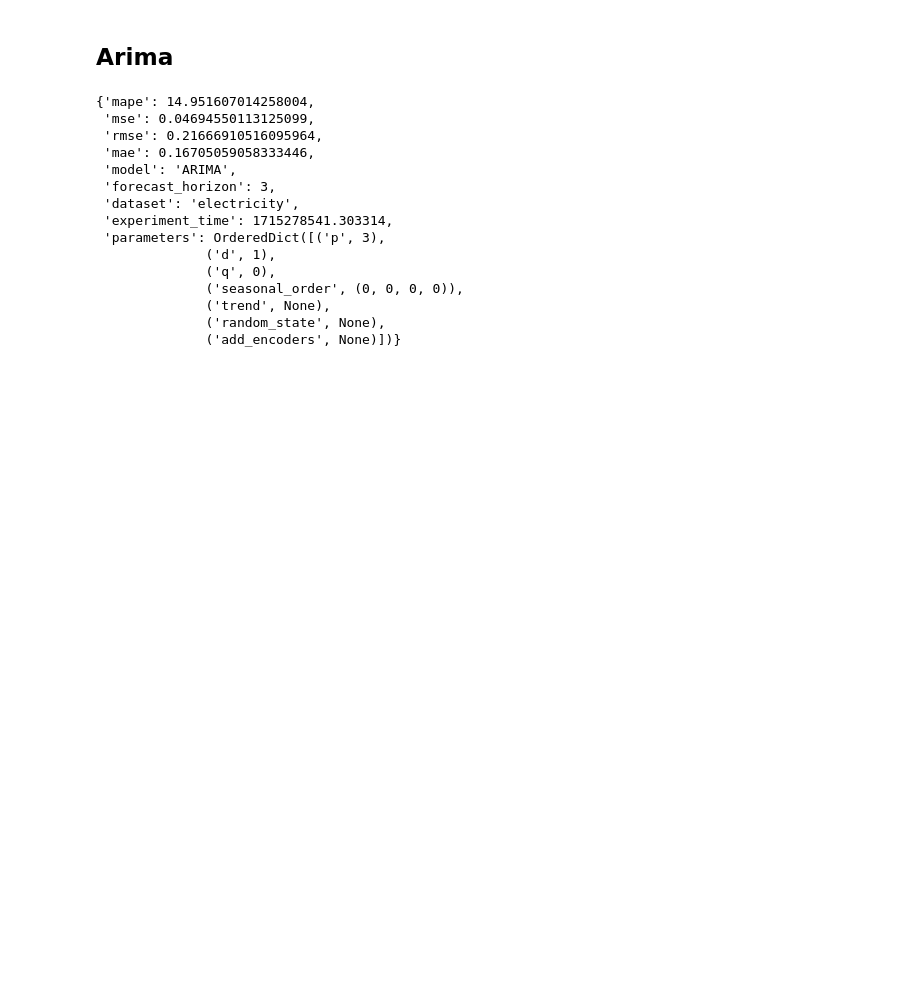
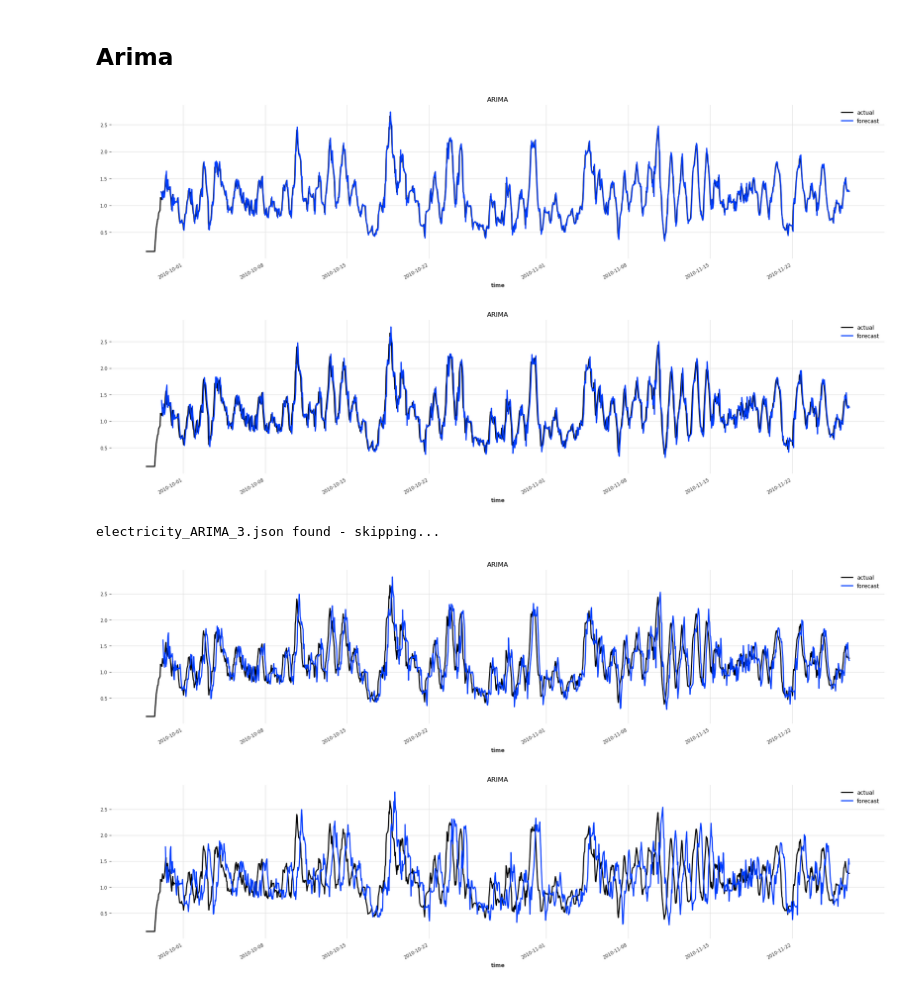
Before and after one commit to kosmydel/stock-timeseries-prediction, a Jupyter notebook: electricity_clean.ipynb, the cells around one changed output. Drawn from its saved outputs; the diff is of its cells as text; code cells hidden in the pictures; blank space fills up the shorter version.

Commit message:
arima

```diff
--- a/electricity_clean.ipynb
+++ b/electricity_clean.ipynb
@@ -109,29 +115,24 @@ electricity_XGBModel_10.json found - skipping...
 # %%
 # arima
 from darts.models import ARIMA
 
 model = ARIMA()
 
-experiment2 = TimeseriesExperiment(model, Electricity_Dataset, {
-    'p': [1, 3, 5],
-    'd': [1],
-    'q': [0]
-}, retrain=True)
+for horizon in HORIZONS:
+  if os.path.exists(f'results/{Electricity_Dataset.name}_{model.__class__.__name__}_{horizon}.json'):
+    print(f'{Electricity_Dataset.name}_{model.__class__.__name__}_{horizon}.json', 'found - skipping...')
+    continue
 
-experiment2.run()
+  experiment = TimeseriesExperiment(model, Electricity_Dataset, {
+      'p': [1, 3, 5],
+      'd': [1],
+      'q': [0]
+  }, retrain=True, forecast_horizon=horizon)
+
+  experiment.run()
 # %% [output]
+[figure, added]
+[figure, added]
-{'mape': 14.951607014258004,
- 'mse': 0.04694550113125099,
- 'rmse': 0.21666910516095964,
- 'mae': 0.16705059058333446,
- 'model': 'ARIMA',
- 'forecast_horizon': 3,
- 'dataset': 'electricity',
- 'experiment_time': 1715278541.303314,
- 'parameters': OrderedDict([('p', 3),
-              ('d', 1),
-              ('q', 0),
-              ('seasonal_order', (0, 0, 0, 0)),
-              ('trend', None),
-              ('random_state', None),
-              ('add_encoders', None)])}
+electricity_ARIMA_3.json found - skipping...
+[figure, added]
+[figure, added]
```
Also changed, not shown: parts of 1 cell of this notebook, 7 other files.
